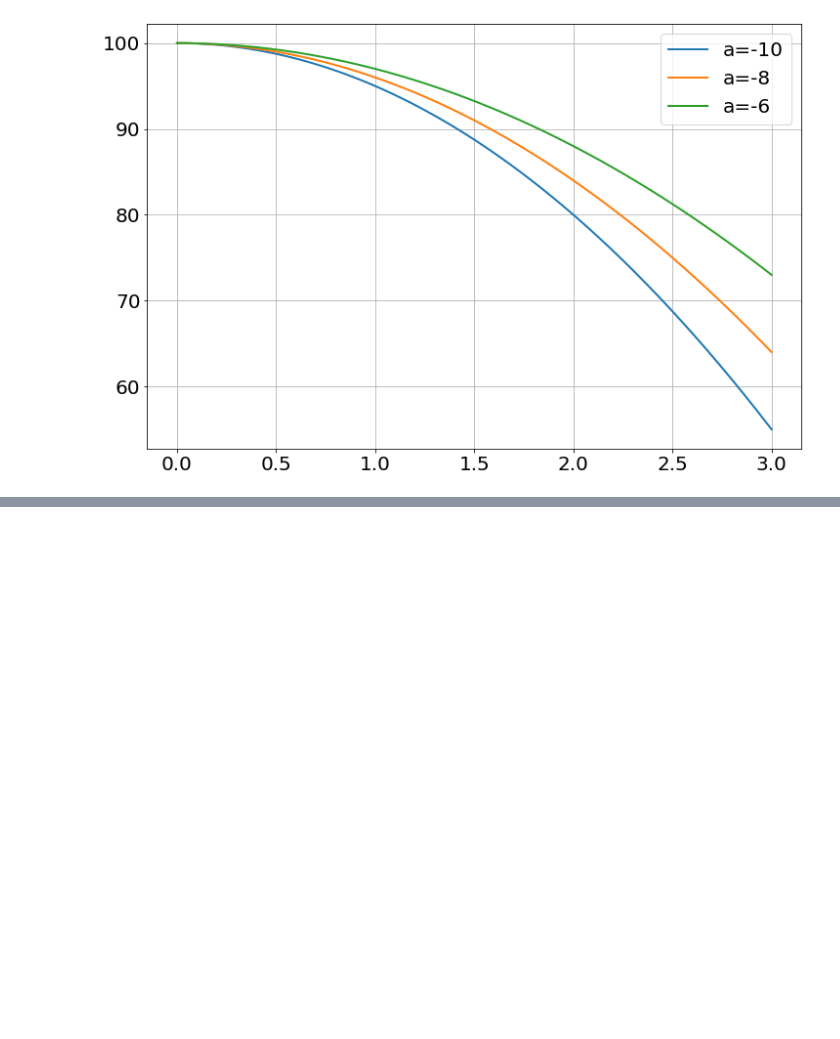
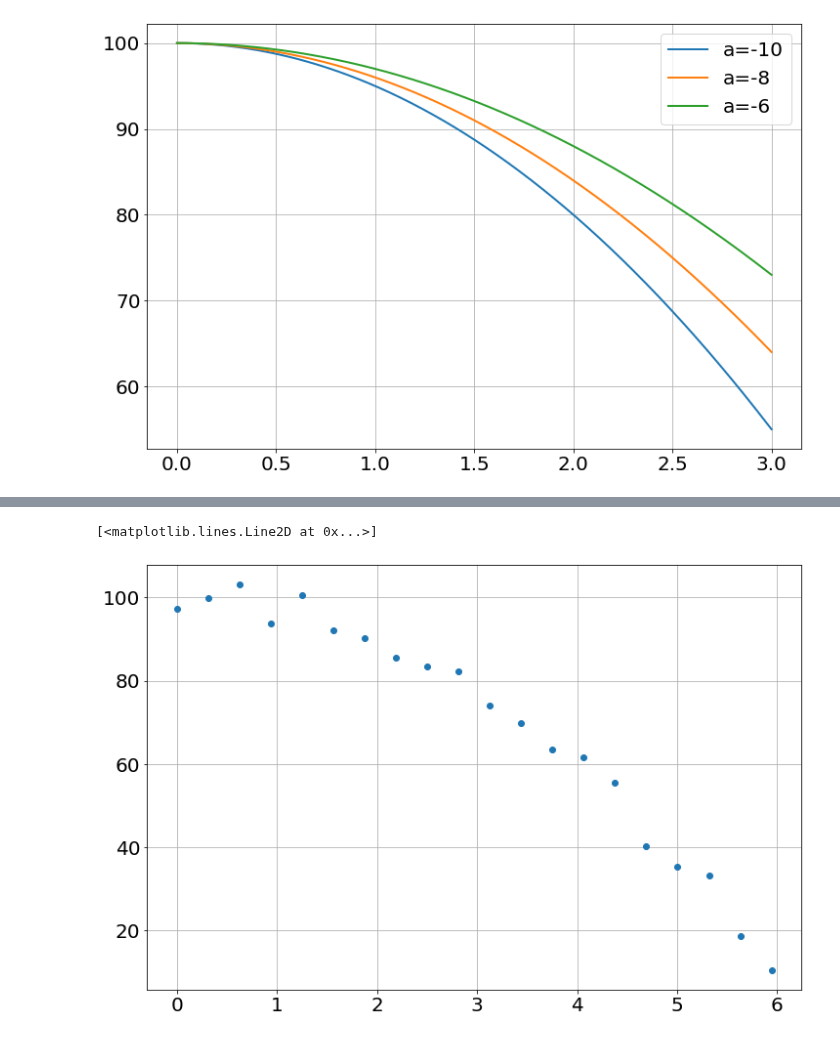
Before and after one commit to bblais/Computer-Programming-for-the-Sciences-Spring-2022, a Jupyter notebook: Sprint #2 - Dynamical Systems and Parameters/2022-02-22 - pyndamics3 intro.ipynb, the cells around one changed output, grey strips where cells are left out. Saved outputs shown, nothing was run; the diff lists cells and outputs as text; code cells hidden in the pictures; blank space fills up the shorter version.

```diff
--- a/Sprint #2 - Dynamical Systems and Parameters/2022-02-22 - pyndamics3 intro.ipynb
+++ b/Sprint #2 - Dynamical Systems and Parameters/2022-02-22 - pyndamics3 intro.ipynb
@@ -57,0 +67,8 @@ legend()
+# %%
+t=sim.t[::50]
+y=sim.y[::50]
+y=y+randn(len(y))*5
+plot(t,y,'o')
+# %% [output]
+[<matplotlib.lines.Line2D at 0x...>]
+[figure, added]
```
Also changed, not shown: parts of 4 cells of this notebook, 4 other files.
